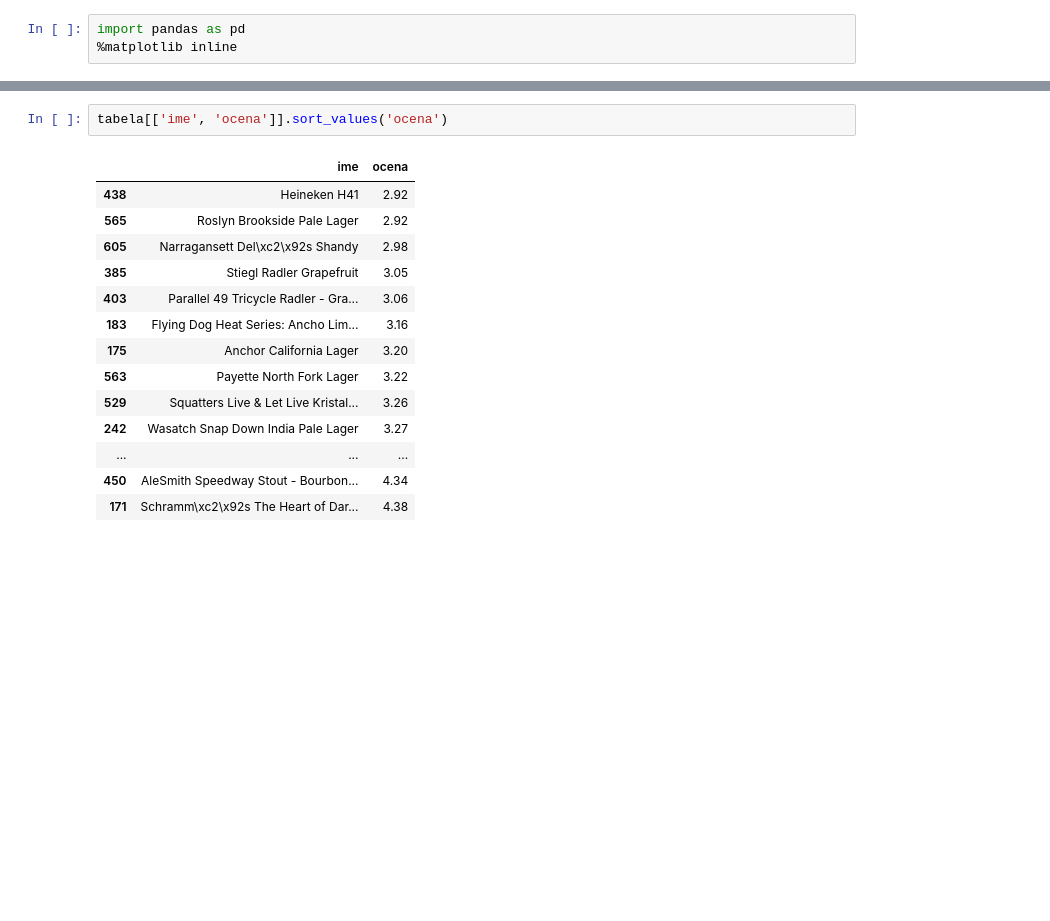
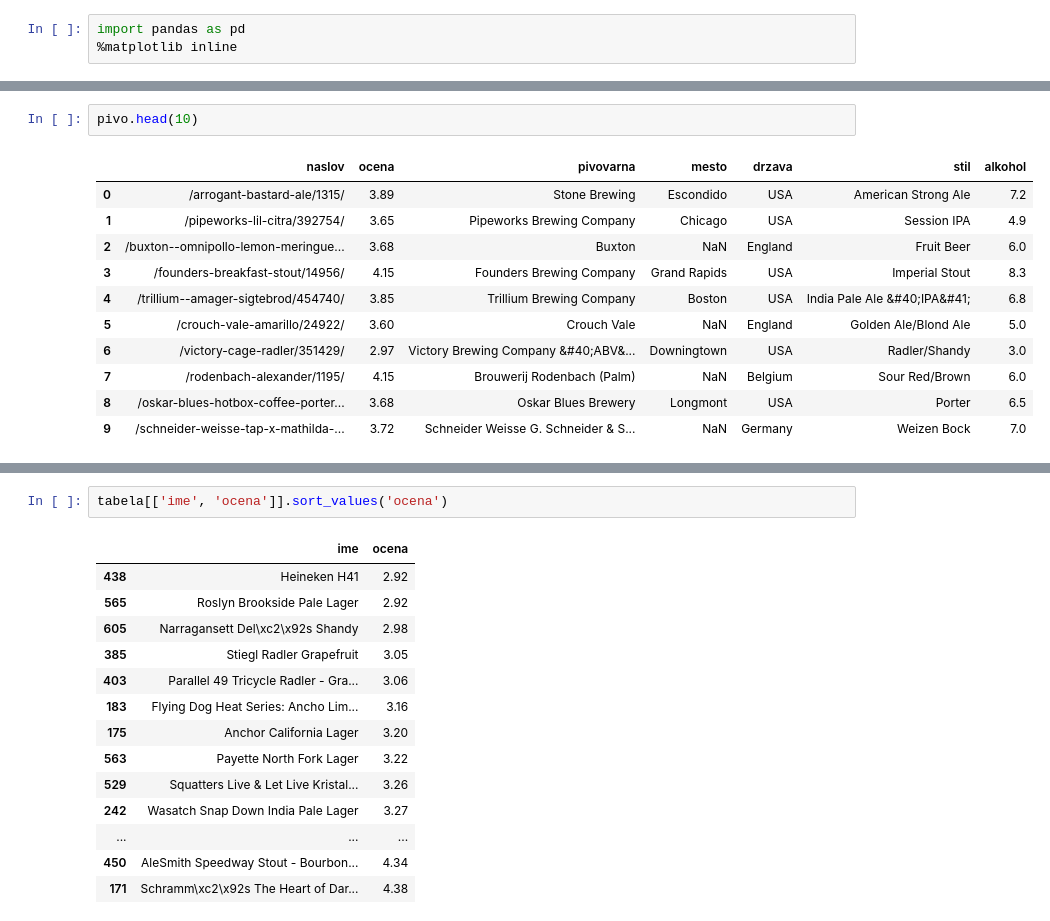
Before and after one commit to anjakisek/Najboljsa-piva-Ratebeer, a Jupyter notebook: Piva-Ratebeer.ipynb, the cells around one changed output, grey strips where cells are left out. Cells and saved outputs as stored; diff of their text form; blank space fills up the shorter version.

```diff
--- a/Piva-Ratebeer.ipynb
+++ b/Piva-Ratebeer.ipynb
@@ -14,0 +49,14 @@ Use `matplotlib.pyplot.style.use` instead.
+# %%
+pivo.head(10)
+# %% [output]
+|  | naslov | ocena | pivovarna | mesto | drzava | stil | alkohol |
+| 0 | /arrogant-bastard-ale/1315/ | 3.89 | Stone Brewing | Escondido | USA | American Strong Ale | 7.2 |
+| 1 | /pipeworks-lil-citra/392754/ | 3.65 | Pipeworks Brewing Company | Chicago | USA | Session IPA | 4.9 |
+| 2 | /buxton--omnipollo-lemon-meringue... | 3.68 | Buxton | NaN | England | Fruit Beer | 6.0 |
+| 3 | /founders-breakfast-stout/14956/ | 4.15 | Founders Brewing Company | Grand Rapids | USA | Imperial Stout | 8.3 |
+| 4 | /trillium--amager-sigtebrod/454740/ | 3.85 | Trillium Brewing Company | Boston | USA | India Pale Ale &#40;IPA&#41; | 6.8 |
+| 5 | /crouch-vale-amarillo/24922/ | 3.60 | Crouch Vale | NaN | England | Golden Ale/Blond Ale | 5.0 |
+| 6 | /victory-cage-radler/351429/ | 2.97 | Victory Brewing Company &#40;ABV&... | Downingtown | USA | Radler/Shandy | 3.0 |
+| 7 | /rodenbach-alexander/1195/ | 4.15 | Brouwerij Rodenbach (Palm) | NaN | Belgium | Sour Red/Brown | 6.0 |
+| 8 | /oskar-blues-hotbox-coffee-porter... | 3.68 | Oskar Blues Brewery | Longmont | USA | Porter | 6.5 |
+| 9 | /schneider-weisse-tap-x-mathilda-... | 3.72 | Schneider Weisse G. Schneider & S... | NaN | Germany | Weizen Bock | 7.0 |
```
Also changed, not shown: parts of 7 cells of this notebook.
